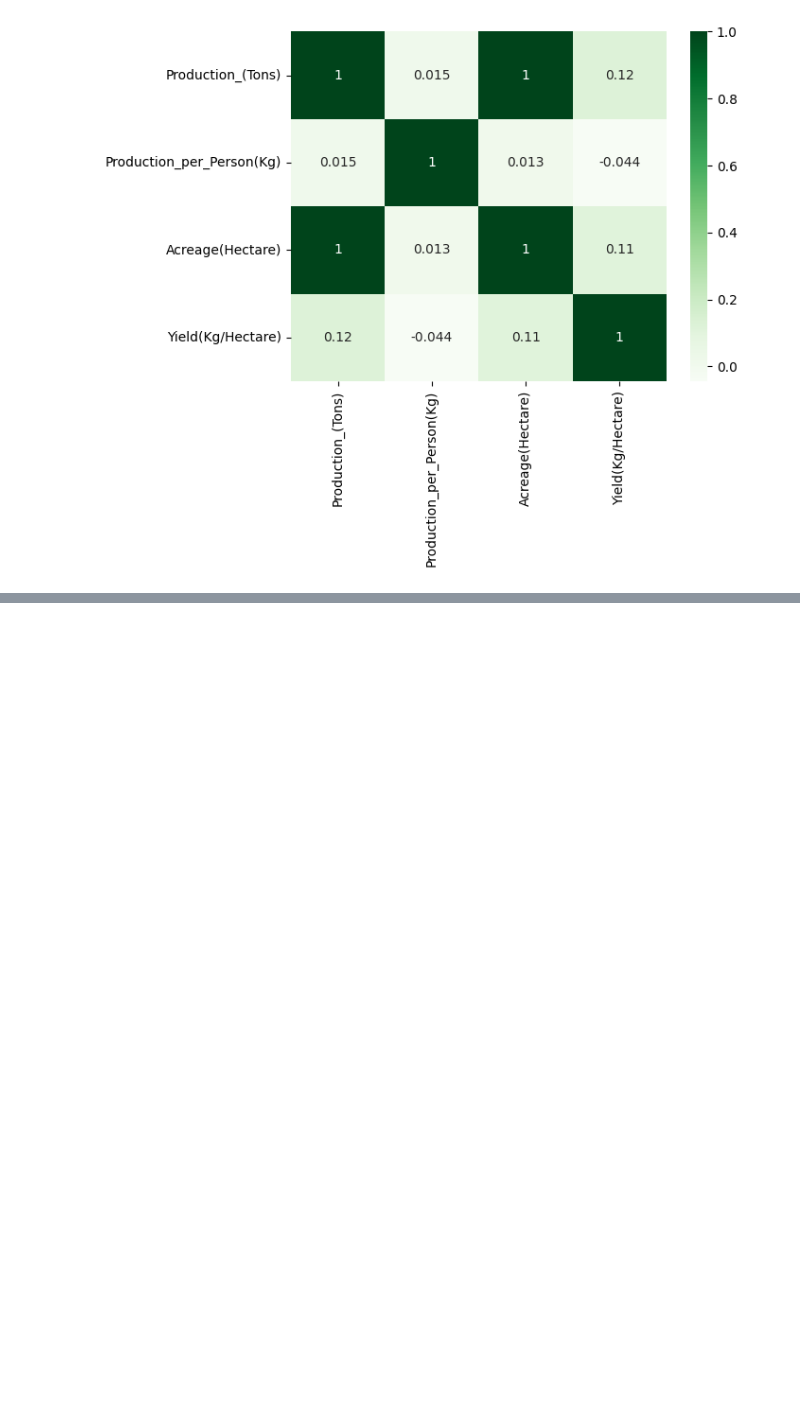
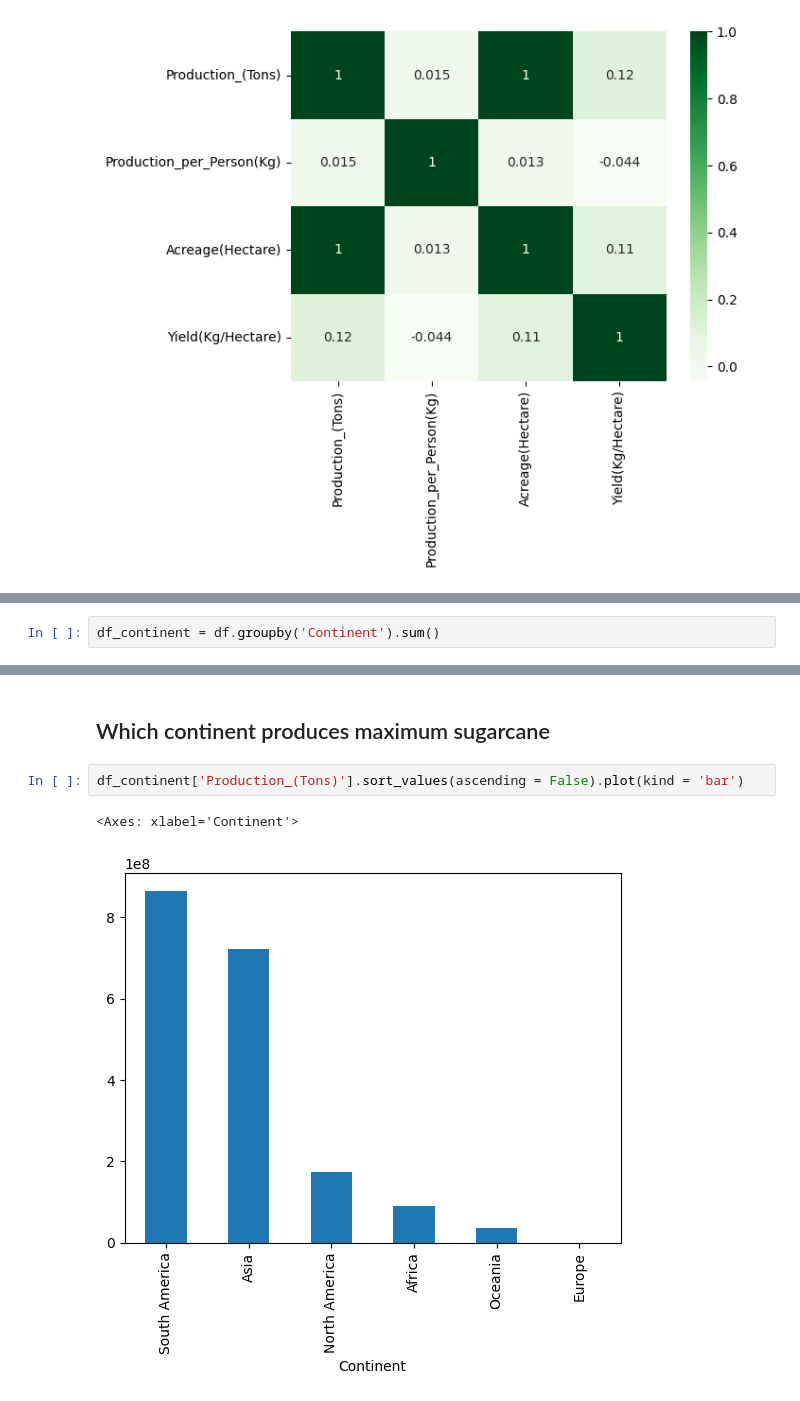
Before and after one commit to Bikash61/Data-Analyst-Projects-, a Jupyter notebook: SUGARCANE PRODUCTION PROJECT/Data.ipynb, the cells around one changed output, grey strips where cells are left out. Cells and saved outputs as stored; diff of their text form; blank space fills up the shorter version.

```diff
--- a/SUGARCANE PRODUCTION PROJECT/Data.ipynb
+++ b/SUGARCANE PRODUCTION PROJECT/Data.ipynb
@@ -304,0 +323,2 @@ sns.heatmap(numeric_df.corr(),annot = True, cmap = 'Greens')
+# %%
+df_continent = df.groupby('Continent').sum()
@@ -304,0 +336,7 @@ sns.heatmap(numeric_df.corr(),annot = True, cmap = 'Greens')
+# %% [markdown]
+## Which continent produces maximum sugarcane
+# %%
+df_continent['Production_(Tons)'].sort_values(ascending = False).plot(kind = 'bar')
+# %% [output]
+<Axes: xlabel='Continent'>
+[figure, added]
```
Also changed, not shown: parts of 18 cells of this notebook.
